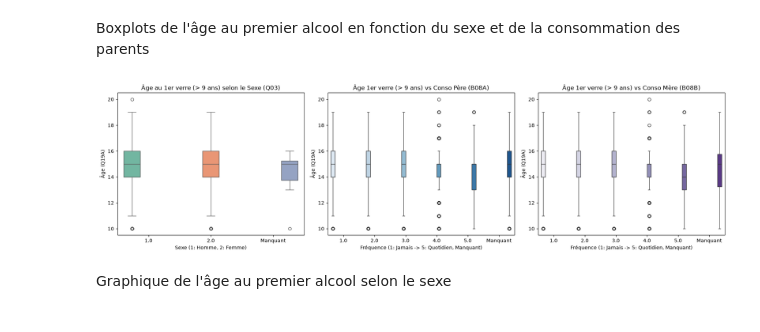
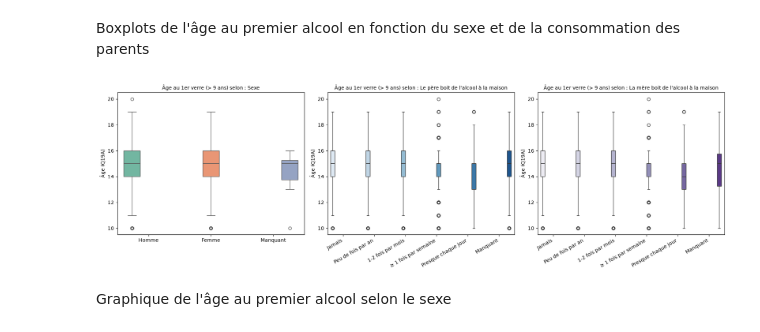
Before and after one commit to RaphaelCarrere/projet_apprentissage_supervise, a Jupyter notebook: projet.ipynb, the cells around one changed output. Saved outputs shown, nothing was run; the diff lists cells and outputs as text; code cells hidden in the pictures.

```diff
--- a/projet.ipynb
+++ b/projet.ipynb
@@ -293,25 +380,14 @@ La base contient 10 874 observations exploitables avec une somme des poids de so
 # %% [markdown]
 ### Analyse de la variable d'âge au premier alcool (variable cible)
 # %%
-# Dictionnaire des libellés principaux pour la lisibilité
-labels_dict = {
-    "Q03": "Sexe",
-    "B08A": "Consommation Père Alcool",
-    "B08B": "Consommation Mère Alcool",
-    "Q04": "Situation Études",
-    "Q05": "Redoublement",
-    "Q10A1": "PCS Père",
-    "Q10B1": "PCS Mère",
-}
-
-variables_a_traiter = ["Q19A", "Q03", "B08A", "B08B", "Q04", "Q05", "Q10A1", "Q10B1"]
+variables_a_traiter = ["Q19A"] + cols_predicteurs
 lignes_tableau = []
 
 # Somme totale des poids pour le calcul des proportions pondérées
 somme_poids_totale = df_clean["pm17B"].sum()
 
 for var in variables_a_traiter:
-    nom_var = labels_dict.get(var, var)
+    nom_var = f"{var} - {labels_dict[var]}" if var in labels_dict else var
 
     # Regroupement par modalité
     for mod, group in df_clean.groupby(var, observed=False):
@@ -322,7 +398,7 @@ for var in variables_a_traiter:
         lignes_tableau.append(
             {
                 "Variable": nom_var,
-                "Modalité": str(mod),
+                "Modalité": libelle_modalite(var, mod) if var != "Q19A" else f"{mod:.0f} ans",
                 "Effectif brut (N)": n_brut,
                 "Proportion pondérée (%)": round(prop_pond, 2),
             }
@@ -552,55 +628,34 @@ Boxplots de l'âge au premier alcool en fonction du sexe et de la consommation d
 # %%
 # Création du sous-ensemble filtré (âge > 9 ans) pour la lisibilité des boxplots
 df_filtered = df_clean[df_clean["Q19A"] > 9]
 
-fig, axes = plt.subplots(1, 3, figsize=(18, 5))
+fig, axes = plt.subplots(1, 3, figsize=(18, 5.5))
 
-# 1. Âge 1er verre vs Sexe (Q03)
-sns.boxplot(
-    data=df_filtered,
-    x="Q03",
-    y="Q19A",
-    ax=axes[0],
-    palette="Set2",
-    hue="Q03",
-    legend=False,
-)
-axes[0].set_title("Âge au 1er verre (> 9 ans) selon le Sexe (Q03)")
-axes[0].set_xlabel("Sexe (1: Homme, 2: Femme)")
-axes[0].set_ylabel("Âge (Q19A)")
-
-# 2. Âge 1er verre vs Conso Père (B08A)
-sns.boxplot(
-    data=df_filtered,
-    x="B08A",
-    y="Q19A",
-    ax=axes[1],
-    palette="Blues",
-    hue="B08A",
-    legend=False,
-)
-axes[1].set_title("Âge 1er verre (> 9 ans) vs Conso Père (B08A)")
-axes[1].set_xlabel("Fréquence (1: Jamais -> 5: Quotidien, Manquant)")
-axes[1].set_ylabel("Âge (Q19A)")
-
-# 3. Âge 1er verre vs Conso Mère (B08B)
-sns.boxplot(
-    data=df_filtered,
-    x="B08B",
-    y="Q19A",
-    ax=axes[2],
-    palette="Purples",
-    hue="B08B",
-    legend=False,
-)
-axes[2].set_title("Âge 1er verre (> 9 ans) vs Conso Mère (B08B)")
-axes[2].set_xlabel("Fréquence (1: Jamais -> 5: Quotidien, Manquant)")
-axes[2].set_ylabel("Âge (Q19A)")
+for ax, var, palette in zip(axes, ["Q03", "B08A", "B08B"], ["Set2", "Blues", "Purples"]):
+    sns.boxplot(
+        data=df_filtered,
+        x=var,
+        y="Q19A",
+        ax=ax,
+        palette=palette,
+        hue=var,
+        legend=False,
+    )
+    ax.set_title(f"Âge au 1er verre (> 9 ans) selon : {labels_dict[var]}", fontsize=10)
+    ax.set_xlabel("")
+    ax.set_ylabel("Âge (Q19A)")
+    # Libellés des modalités à la place des codes
+    ax.set_xticks(
+        ax.get_xticks(),
+        [libelle_modalite(var, t.get_text()) for t in ax.get_xticklabels()],
+        rotation=30 if var != "Q03" else 0,
+        ha="right" if var != "Q03" else "center",
+    )
 
 plt.tight_layout()
 plt.show()
 # %% [output]
-[figure, old version]
+[figure, new version]
 # %% [markdown]
 Graphique de l'âge au premier alcool selon le sexe
 # %%
```
Also changed, not shown: parts of 53 cells of this notebook.
